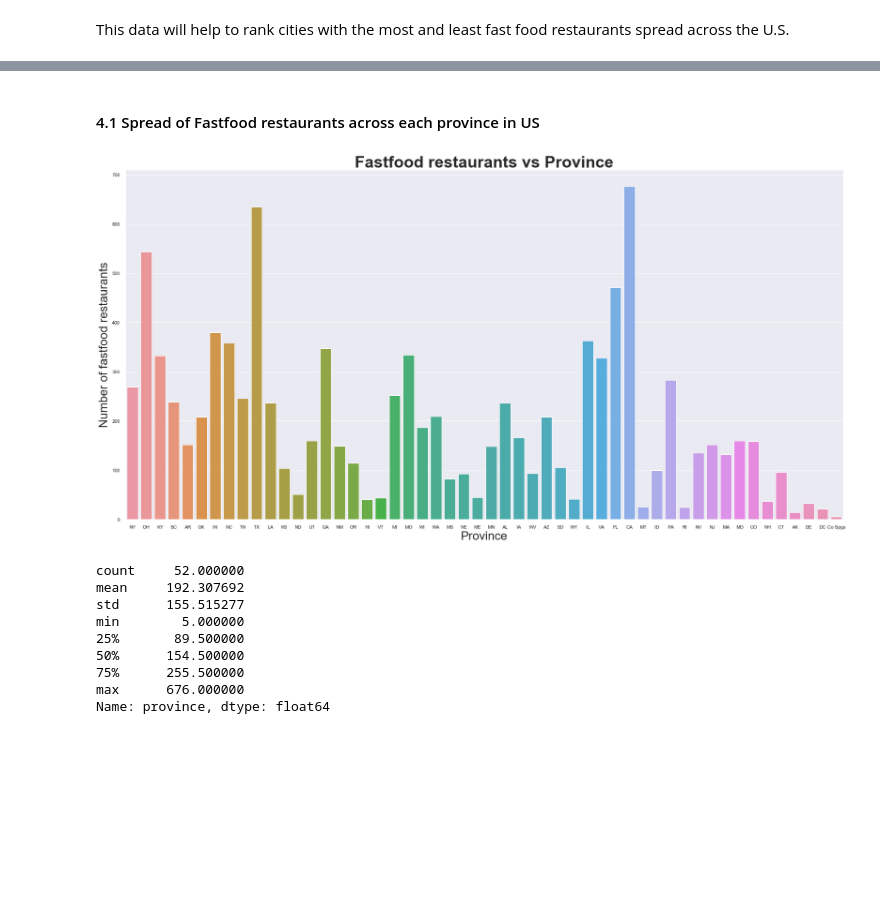
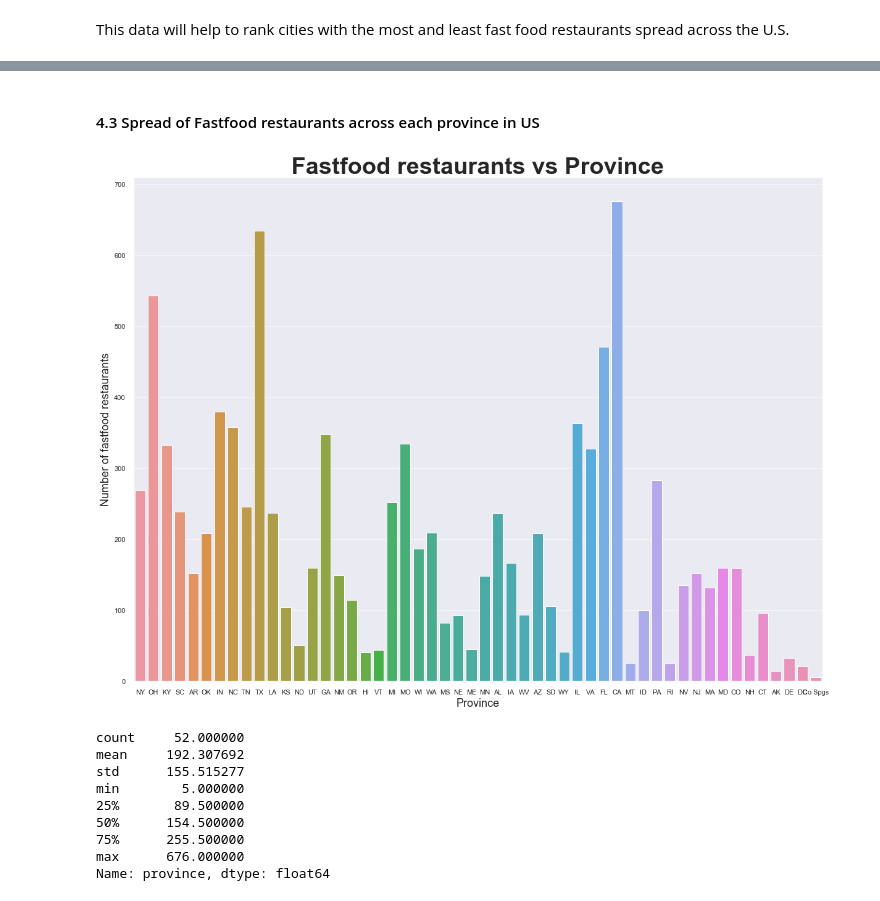
Before and after one commit to aparnakedarisetti/EDA, a Jupyter notebook: Fastfood Restaurants Ananlysis/FastFoodRestaurantData.ipynb, the cells around one changed output, grey strips where cells are left out. Saved outputs shown, nothing was run; the diff lists cells and outputs as text; code cells hidden in the pictures; blank space fills up the shorter version.

```diff
--- a/Fastfood Restaurants Ananlysis/FastFoodRestaurantData.ipynb
+++ b/Fastfood Restaurants Ananlysis/FastFoodRestaurantData.ipynb
@@ -394,14 +428,14 @@ This data will help to rank cities with the most and least fast food restaurants
 # %% [markdown]
-#### 4.1 Spread of Fastfood restaurants across each province in US
+#### 4.3 Spread of Fastfood restaurants across each province in US
 # %%
-plt.figure(figsize=(30,15))
+plt.figure(figsize=(20,15))
 sns.countplot(x="province", data=fastfood_restaurant_data)
 plt.title(" Fastfood restaurants vs Province ",fontsize=38,fontweight="bold")
-plt.ylabel("Number of fastfood restaurants",fontsize=28)
-plt.xlabel("Province",fontsize=28)
+plt.ylabel("Number of fastfood restaurants",fontsize=18)
+plt.xlabel("Province",fontsize=18)
 plt.show()
 # %% [output]
-[figure, old version]
+[figure, new version]
 # %%
 fastfood_restaurant_data['province'].value_counts().describe()
 # %% [output]
```
Also changed, not shown: parts of 51 cells of this notebook, 2 other files.
